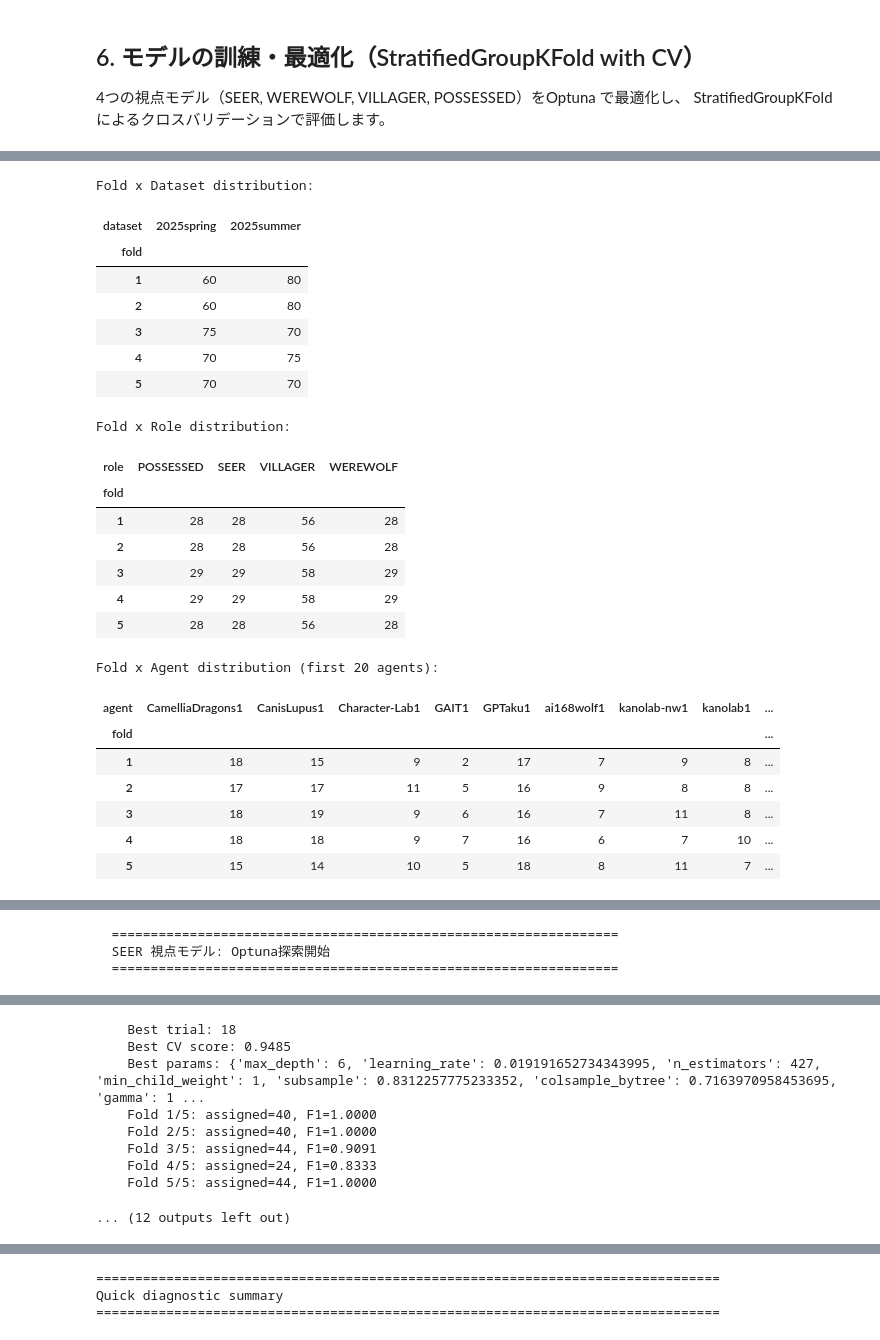
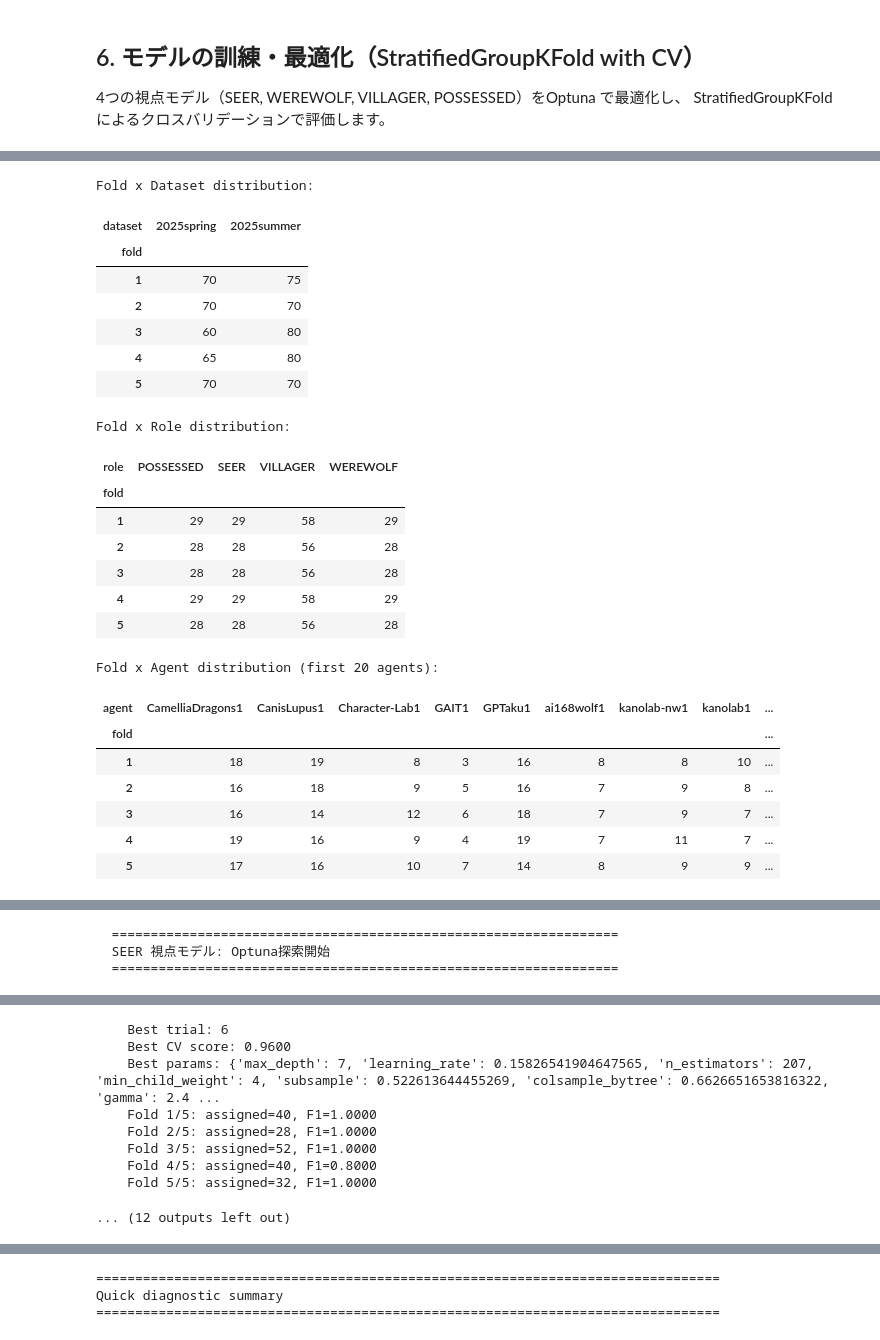
Before and after one commit to TaikiTakiuchi/RolePredicter_for_Implement_agent, a Jupyter notebook: notebooks/2day_vote/run_train_pipe_2day_特徴量改良.ipynb, the cells around one changed output, grey strips where cells are left out. Cells and saved outputs as stored; diff of their text form; code cells hidden in the pictures.

```diff
--- a/notebooks/2day_vote/run_train_pipe_2day_特徴量改良.ipynb
+++ b/notebooks/2day_vote/run_train_pipe_2day_特徴量改良.ipynb
@@ -214,16 +272,22 @@ id_like_cols = [c for c in df_filtered.columns if c.endswith('_id')]
 flag_like_cols = [c for c in df_filtered.columns if c.endswith('_flag')]
 
 all_drop_cols = list(set(base_drop_cols + meta_raw_cols + id_like_cols + flag_like_cols + day2_col))
-X_df = df_filtered.drop(columns=all_drop_cols, errors='ignore')
-final_features = X_df.columns.tolist()
-X = X_df.apply(pd.to_numeric, errors='coerce').fillna(0).values
+# --- 2. 特徴量エンジニアリング（dropする前のきれいなデータで実行） ---
+# X_df を作るのではなく、元の df_filtered を渡します
+X_df_new_dataset = create_perspective_dataset(df_filtered, meta)
+
+# --- 3. 最後に不要なカラムを一括削除 ---
+# 特徴量生成が終わった後に、学習に使わない文字列やメタ情報を消します
+X_df_final = X_df_new_dataset.drop(columns=all_drop_cols, errors='ignore')
+
+# 特徴量リストの保存
+final_features = X_df_final.columns.tolist()
+
+# 数値化
+X = X_df_final.apply(pd.to_numeric, errors='coerce').fillna(0).values
 
 print(f"\n✓ Data shapes:")
 print(f"  X: {X.shape}")
-print(f"  y: {y.shape}")
-print(f"  Roles: {label_encoder.classes_}")
-print(f"  Games: {len(np.unique(meta['source_file']))}")
-print("  Dataset ratio:")
 display(pd.Series(meta['dataset_tag']).value_counts().rename_axis('dataset').reset_index(name='samples'))
 # %% [output]
 ======================================================================
@@ -490,7 +550,7 @@ try:
     n_trials = int(override.get("n_trials", 100))
     n_splits = 5
     fold_seed = 42
-    fold_search_iter = 80
+    fold_search_iter = 200
 
     print(f"\n✓ Data prepared for training:")
     print(f"  Samples: {len(X)}")
@@ -905,26 +965,26 @@ Balanced fold summary:
 | 3 | 4 | 145 | 29 |
 | 4 | 5 | 140 | 28 |
 Fold x Dataset distribution:
 | dataset | 2025spring | 2025summer |
 | fold |  |  |
-| 1 | 60 | 80 |
-| 2 | 60 | 80 |
-| 3 | 75 | 70 |
-| 4 | 70 | 75 |
+| 1 | 70 | 75 |
+| 2 | 70 | 70 |
+| 3 | 60 | 80 |
+| 4 | 65 | 80 |
 | 5 | 70 | 70 |
 Fold x Role distribution:
 | role | POSSESSED | SEER | VILLAGER | WEREWOLF |
 | fold |  |  |  |  |
-| 1 | 28 | 28 | 56 | 28 |
+| 1 | 29 | 29 | 58 | 29 |
 | 2 | 28 | 28 | 56 | 28 |
-| 3 | 29 | 29 | 58 | 29 |
+| 3 | 28 | 28 | 56 | 28 |
 | 4 | 29 | 29 | 58 | 29 |
 | 5 | 28 | 28 | 56 | 28 |
 Fold x Agent distribution (first 20 agents):
 | agent | CamelliaDragons1 | CanisLupus1 | Character-Lab1 | GAIT1 | GPTaku1 | ai168wolf1 | kanolab-nw1 | kanolab1 | ... |
 | fold |  |  |  |  |  |  |  |  | ... |
-| 1 | 18 | 15 | 9 | 2 | 17 | 7 | 9 | 8 | ... |
-| 2 | 17 | 17 | 11 | 5 | 16 | 9 | 8 | 8 | ... |
-| 3 | 18 | 19 | 9 | 6 | 16 | 7 | 11 | 8 | ... |
-| 4 | 18 | 18 | 9 | 7 | 16 | 6 | 7 | 10 | ... |
-| 5 | 15 | 14 | 10 | 5 | 18 | 8 | 11 | 7 | ... |
+| 1 | 18 | 19 | 8 | 3 | 16 | 8 | 8 | 10 | ... |
+| 2 | 16 | 18 | 9 | 5 | 16 | 7 | 9 | 8 | ... |
+| 3 | 16 | 14 | 12 | 6 | 18 | 7 | 9 | 7 | ... |
+| 4 | 19 | 16 | 9 | 4 | 19 | 7 | 11 | 7 | ... |
+| 5 | 17 | 16 | 10 | 7 | 14 | 8 | 9 | 9 | ... |
@@ -952,11 +1012,11 @@ Fold x Agent distribution (first 20 agents):
-    Best trial: 18
-    Best CV score: 0.9485
-    Best params: {'max_depth': 6, 'learning_rate': 0.019191652734343995, 'n_estimators': 427, 'min_child_weight': 1, 'subsample': 0.8312257775233352, 'colsample_bytree': 0.7163970958453695, 'gamma': 1 ...
+    Best trial: 6
+    Best CV score: 0.9600
+    Best params: {'max_depth': 7, 'learning_rate': 0.15826541904647565, 'n_estimators': 207, 'min_child_weight': 4, 'subsample': 0.522613644455269, 'colsample_bytree': 0.6626651653816322, 'gamma': 2.4 ...
     Fold 1/5: assigned=40, F1=1.0000
-    Fold 2/5: assigned=40, F1=1.0000
-    Fold 3/5: assigned=44, F1=0.9091
-    Fold 4/5: assigned=24, F1=0.8333
-    Fold 5/5: assigned=44, F1=1.0000
+    Fold 2/5: assigned=28, F1=1.0000
+    Fold 3/5: assigned=52, F1=1.0000
+    Fold 4/5: assigned=40, F1=0.8000
+    Fold 5/5: assigned=32, F1=1.0000
 ... (12 outputs left out)
 # %%
 # Foldごとの target_label サポート数を可視化（CV条件一致版）
```
Also changed, not shown: parts of 4 cells of this notebook.
